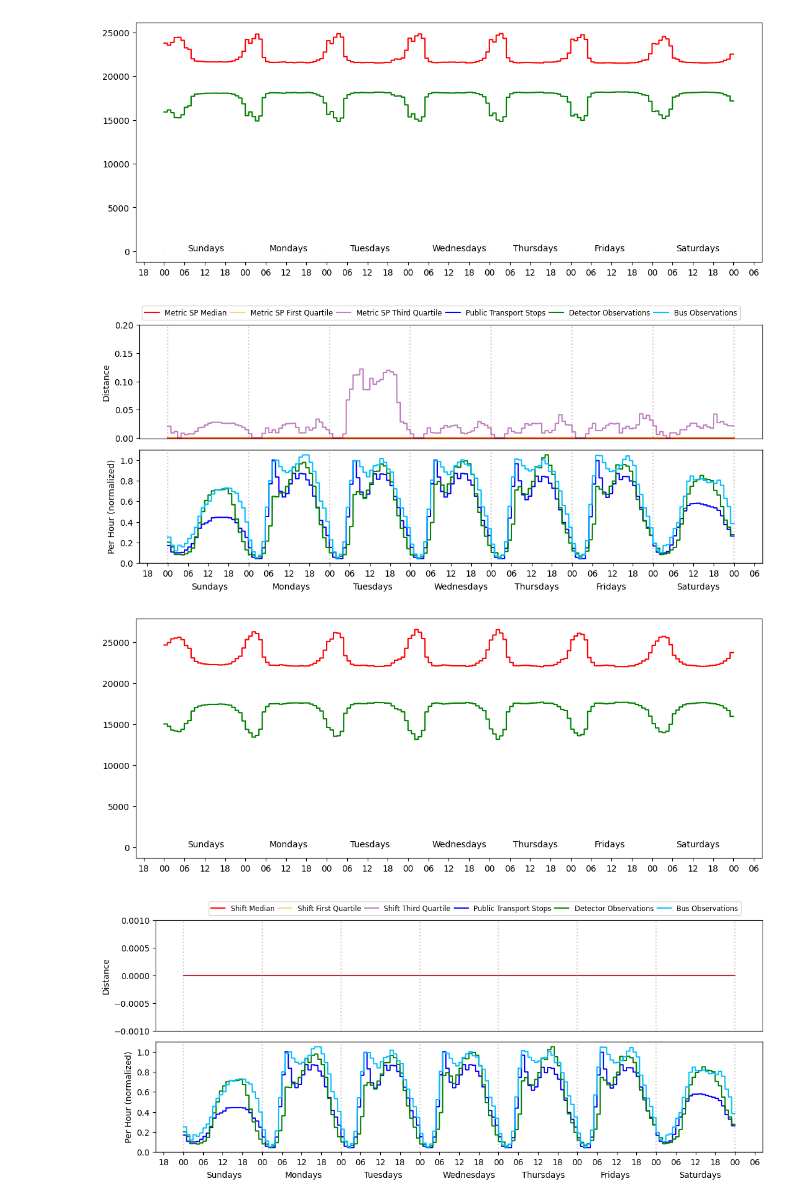
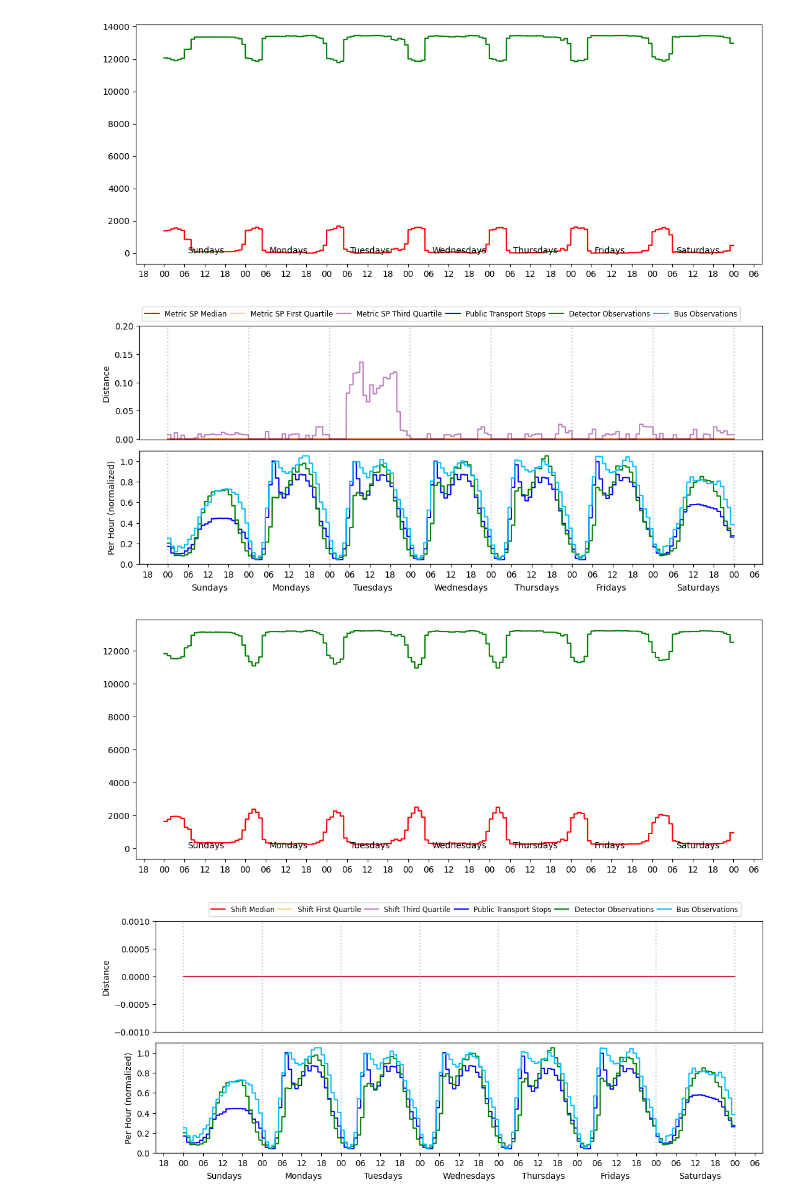
Before and after one commit to priobike/priobike-predictability-study, a Jupyter notebook: studies/db/go_rewrite/notebooks/studies_charts_weekly.ipynb, the cells around one changed output. Saved outputs shown, nothing was run; the diff lists cells and outputs as text; code cells hidden in the pictures.

```diff
--- a/studies/db/go_rewrite/notebooks/studies_charts_weekly.ipynb
+++ b/studies/db/go_rewrite/notebooks/studies_charts_weekly.ipynb
@@ -219,6 +219,8 @@ metrics = [
     }
 ]
 
+remove_invalid_things_stats_printed = False
+
 for metric in metrics:
     metric_name = metric['name']
     metric_ylim = metric['ylim']
@@ -229,12 +231,46 @@ for metric in metrics:
         ] for j in range(7)
     ]
 
+    total_cycles_count = 0
+    removed_cycles_count = 0
+    cycle_second_missing_count = 0
+    primary_signal_missing_count = 0
+    total_skipped_cycles_count = 0
+
     for thing_name, thing in processed_things.items():
-        total_metrics_of_thing = []
+        # Remove things with too many missing values or strange data
+        """ if thing['PrimarySignalMissingCount'] > 600:
+            continue
+        if thing['CycleSecondMissingCount'] > 600:
+            continue """
+        if thing['TotalCyclesCount'] < 6000:
+            total_cycles_count += 1
+            continue
+        if thing['TotalRemovedCycleCount'] / thing['TotalCyclesCount'] > 0.1:
+            removed_cycles_count += 1
+            continue
+        if thing['CycleSecondMissingCount'] > 600 and thing['PrimarySignalMissingCount'] < 600:
+            cycle_second_missing_count += 1
+            continue
+        if thing['CycleSecondMissingCount'] < 600 and thing['PrimarySignalMissingCount'] > 600:
+            primary_signal_missing_count += 1
+            continue
+        if thing['TotalSkippedCycles'] > 2000:
+            total_skipped_cycles_count += 1
+            continue
         metrics = thing[metric['key']]
         for day_idx in range(7):
             for hour_idx in range(24):
                 cells[day_idx][hour_idx].append(metrics[day_idx][hour_idx])
+
+    if not remove_invalid_things_stats_printed:
+        print(f"Skipped {total_cycles_count} things because of zero cycles")
+        print(f"Skipped {removed_cycles_count} things because of too many removed cycles")
+        print(f"Skipped {cycle_second_missing_count} things because of too many missing cycle seconds")
+        print(f"Skipped {primary_signal_missing_count} things because of too many missing primary signals")
+        print(f"Skipped {total_skipped_cycles_count} things because of too many skipped cycles")
+        remove_invalid_things_stats_printed = True
+
 
     cell_stats = [
         [
@@ -410,4 +451,4 @@ for metric in metrics:
-[figure, old version]
+[figure, new version]
-[figure, old version]
+[figure, new version]
-[figure, old version]
+[figure, new version]
 [figure]
```
Also changed, not shown: parts of 1 cell of this notebook, 2 other files.
